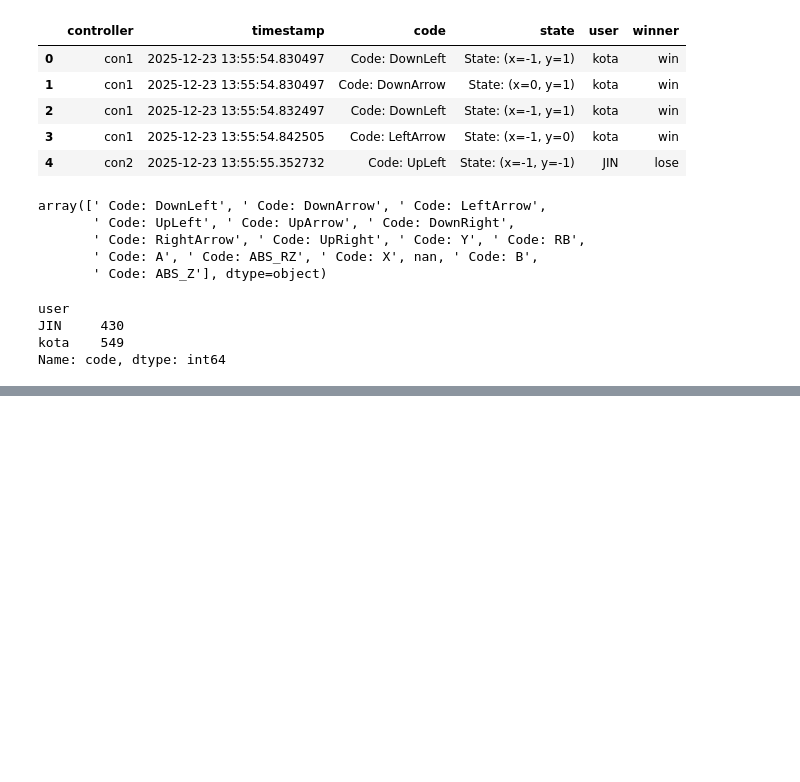
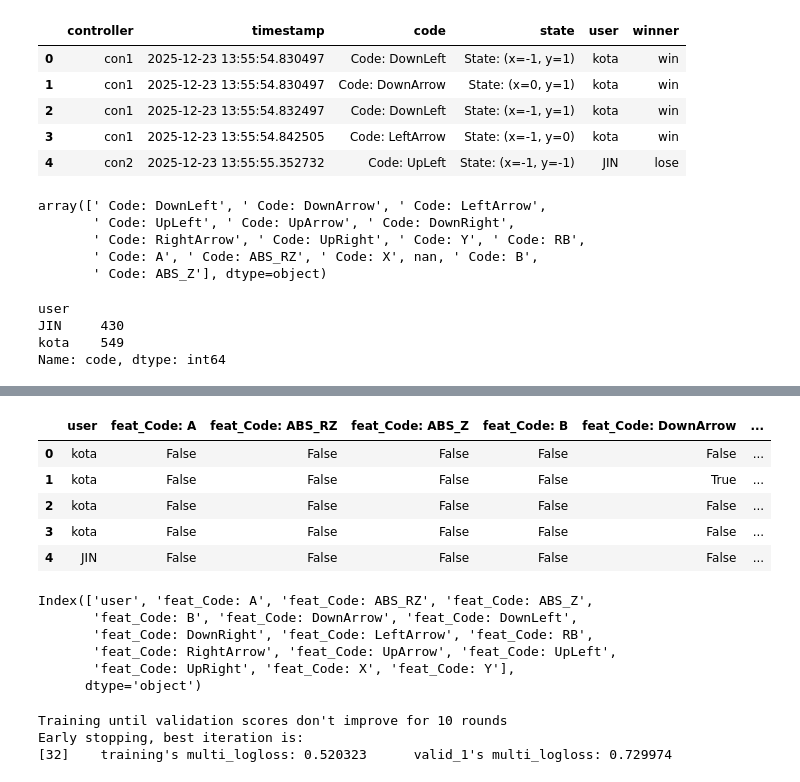
Before and after one commit to AutoRockProject/Analysis, a Jupyter notebook: work_.ipynb, the cells around one changed output, grey strips where cells are left out. Drawn from its saved outputs; the diff is of its cells as text; code cells hidden in the pictures; blank space fills up the shorter version.

```diff
--- a/work_.ipynb
+++ b/work_.ipynb
@@ -237,0 +253,4 @@ comparison_df
+# %%
+# codeの欠損値削除と文字列整形
+all_df = all_df.dropna(subset=['code', 'user'])
+all_df['code'] = all_df['code'].str.strip()
@@ -237,0 +266,3 @@ comparison_df
+# %%
+one_hot = pd.get_dummies(all_df['code'], prefix='feat')
+temp_df = pd.concat([all_df[['user']], one_hot], axis=1)
@@ -237,0 +278,18 @@ comparison_df
+# %%
+temp_df.head()
+# %% [output]
+|  | user | feat_Code: A | feat_Code: ABS_RZ | feat_Code: ABS_Z | feat_Code: B | feat_Code: DownArrow | ... |
+| 0 | kota | False | False | False | False | False | ... |
+| 1 | kota | False | False | False | False | True | ... |
+| 2 | kota | False | False | False | False | False | ... |
+| 3 | kota | False | False | False | False | False | ... |
+| 4 | JIN | False | False | False | False | False | ... |
+# %%
+temp_df.columns
+# %% [output]
+Index(['user', 'feat_Code: A', 'feat_Code: ABS_RZ', 'feat_Code: ABS_Z',
+       'feat_Code: B', 'feat_Code: DownArrow', 'feat_Code: DownLeft',
+       'feat_Code: DownRight', 'feat_Code: LeftArrow', 'feat_Code: RB',
+       'feat_Code: RightArrow', 'feat_Code: UpArrow', 'feat_Code: UpLeft',
+       'feat_Code: UpRight', 'feat_Code: X', 'feat_Code: Y'],
+      dtype='object')
@@ -237,0 +321,22 @@ comparison_df
+# %%
+params = {
+    'objective': 'multiclass',
+    'num_class': len(le.classes_),
+    'metric': 'multi_logloss',
+    'verbosity': -1,
+    'boosting_type': 'gbdt',
+    'random_state': 42
+}
+
+# 学習
+model = lgb.train(
+    params,
+    train_data,
+    valid_sets=[train_data, test_data],
+    num_boost_round=100,
+    callbacks=[lgb.early_stopping(stopping_rounds=10)]
+)
+# %% [output]
+Training until validation scores don't improve for 10 rounds
+Early stopping, best iteration is:
+[32]    training's multi_logloss: 0.520323      valid_1's multi_logloss: 0.729974
```
Also changed, not shown: parts of 13 cells of this notebook.
